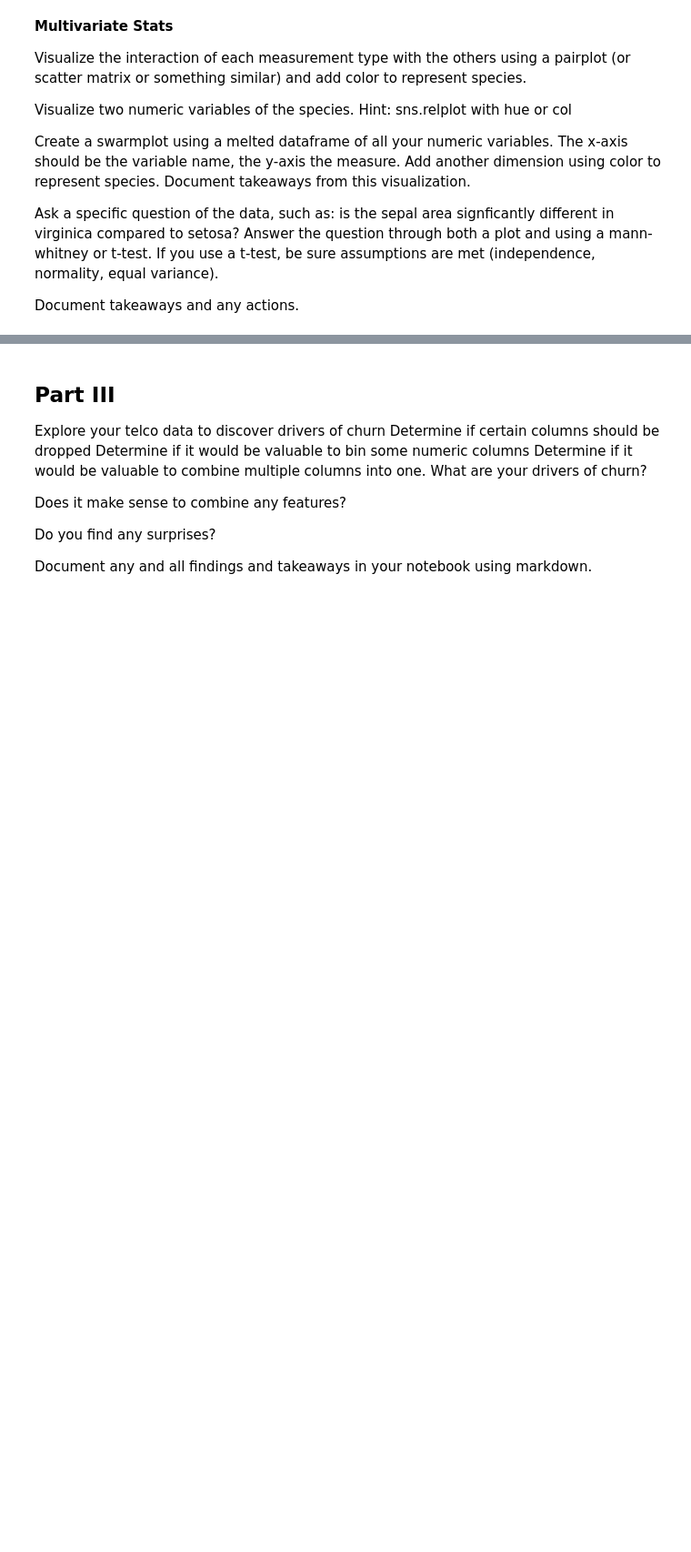
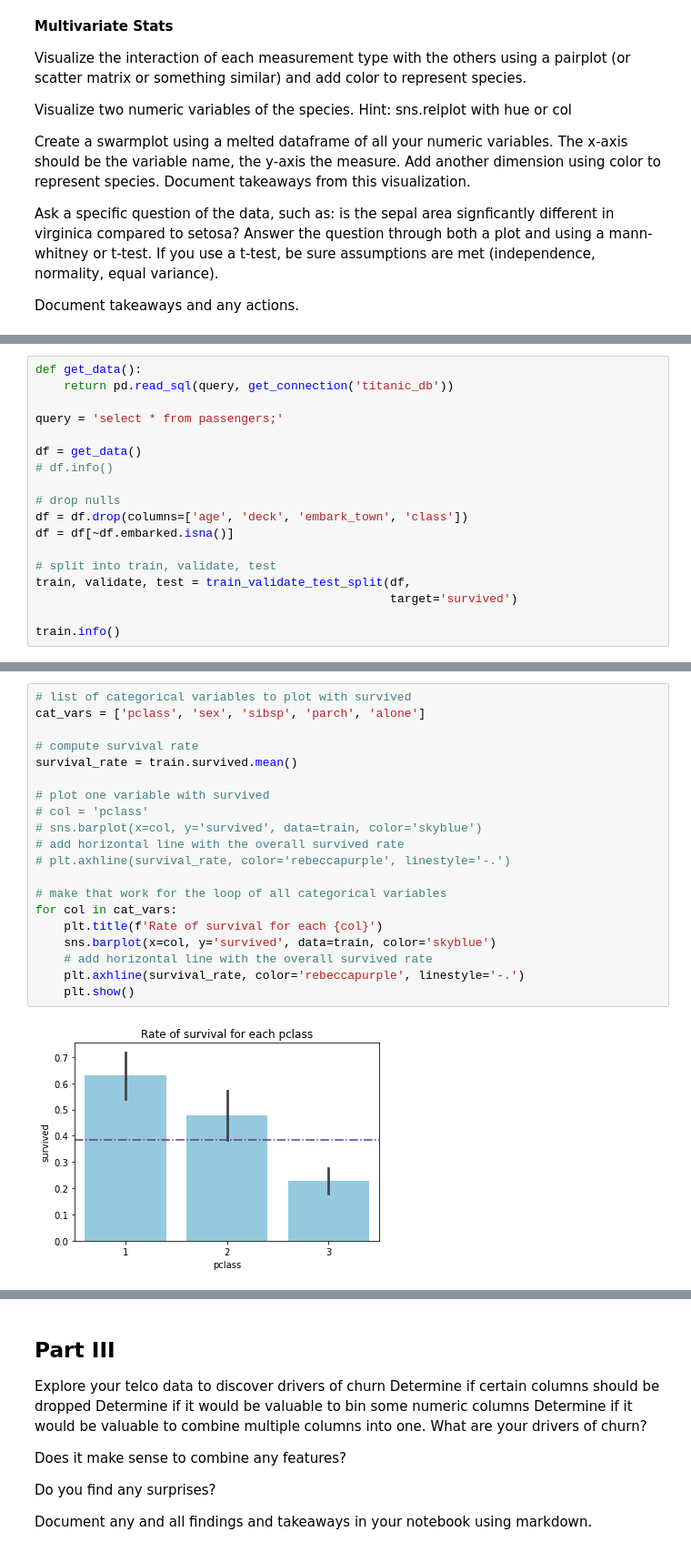
Before and after one commit to CodeupClassroom/noether-classification-exercises, a Jupyter notebook: explore_exercises-wip.ipynb, the cells around one changed output, grey strips where cells are left out. Shown at 91% size. Cells and saved outputs as stored; diff of their text form; blank space fills up the shorter version.

```diff
--- a/explore_exercises-wip.ipynb
+++ b/explore_exercises-wip.ipynb
@@ -366,0 +407,18 @@ Document any and all findings and takeaways in your notebook using markdown.
+# %%
+def get_data():
+    return pd.read_sql(query, get_connection('titanic_db'))
+
+query = 'select * from passengers;'
+
+df = get_data()
+# df.info()
+
+# drop nulls
+df = df.drop(columns=['age', 'deck', 'embark_town', 'class'])
+df = df[~df.embarked.isna()]
+
+# split into train, validate, test
+train, validate, test = train_validate_test_split(df,
+                                                  target='survived')
+
+train.info()
@@ -366,0 +442,22 @@ Document any and all findings and takeaways in your notebook using markdown.
+# %%
+# list of categorical variables to plot with survived
+cat_vars = ['pclass', 'sex', 'sibsp', 'parch', 'alone']
+
+# compute survival rate
+survival_rate = train.survived.mean()
+
+# plot one variable with survived
+# col = 'pclass'
+# sns.barplot(x=col, y='survived', data=train, color='skyblue')
+# add horizontal line with the overall survived rate
+# plt.axhline(survival_rate, color='rebeccapurple', linestyle='-.')
+
+# make that work for the loop of all categorical variables
+for col in cat_vars:
+    plt.title(f'Rate of survival for each {col}')
+    sns.barplot(x=col, y='survived', data=train, color='skyblue')
+    # add horizontal line with the overall survived rate
+    plt.axhline(survival_rate, color='rebeccapurple', linestyle='-.')
+    plt.show()
+# %% [output]
+[figure, added]
```
Also changed, not shown: parts of 23 cells of this notebook.
